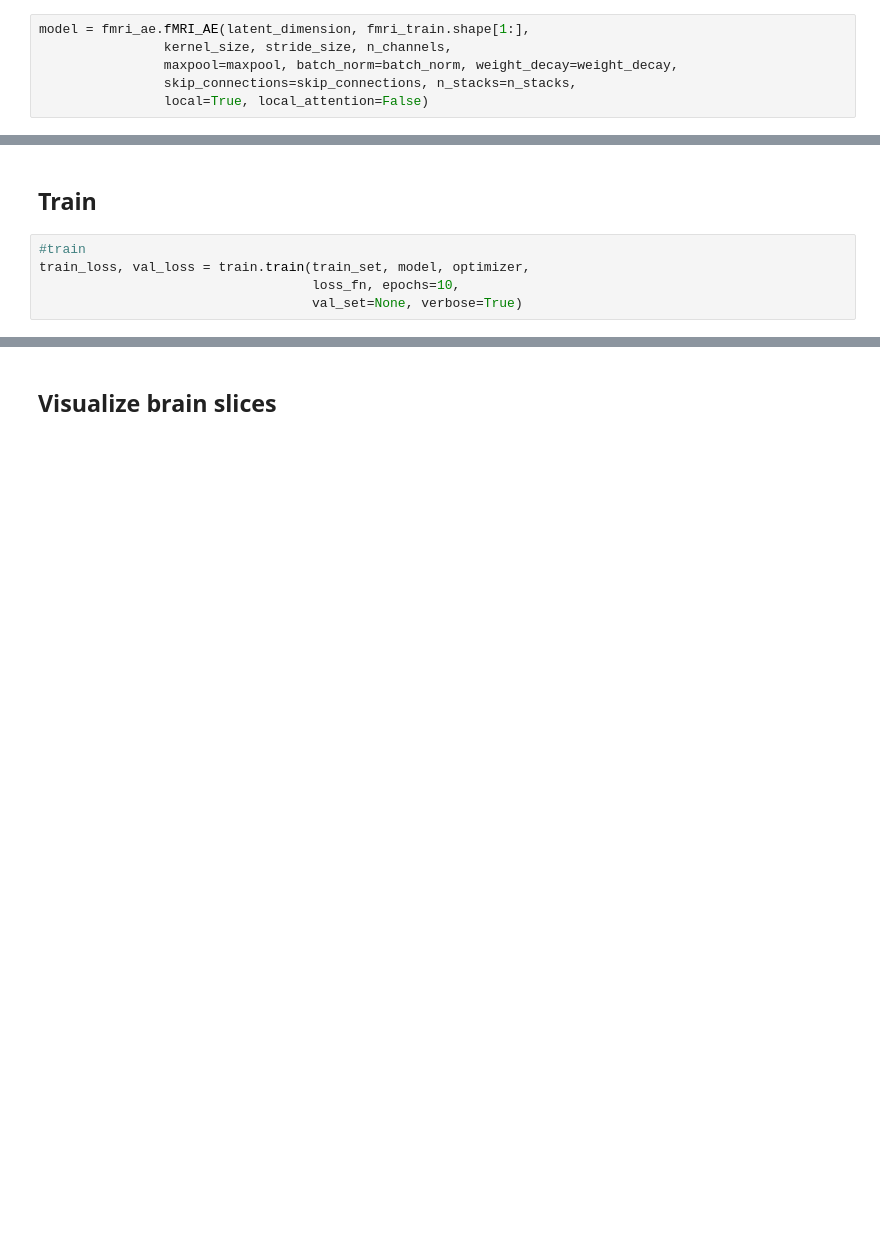
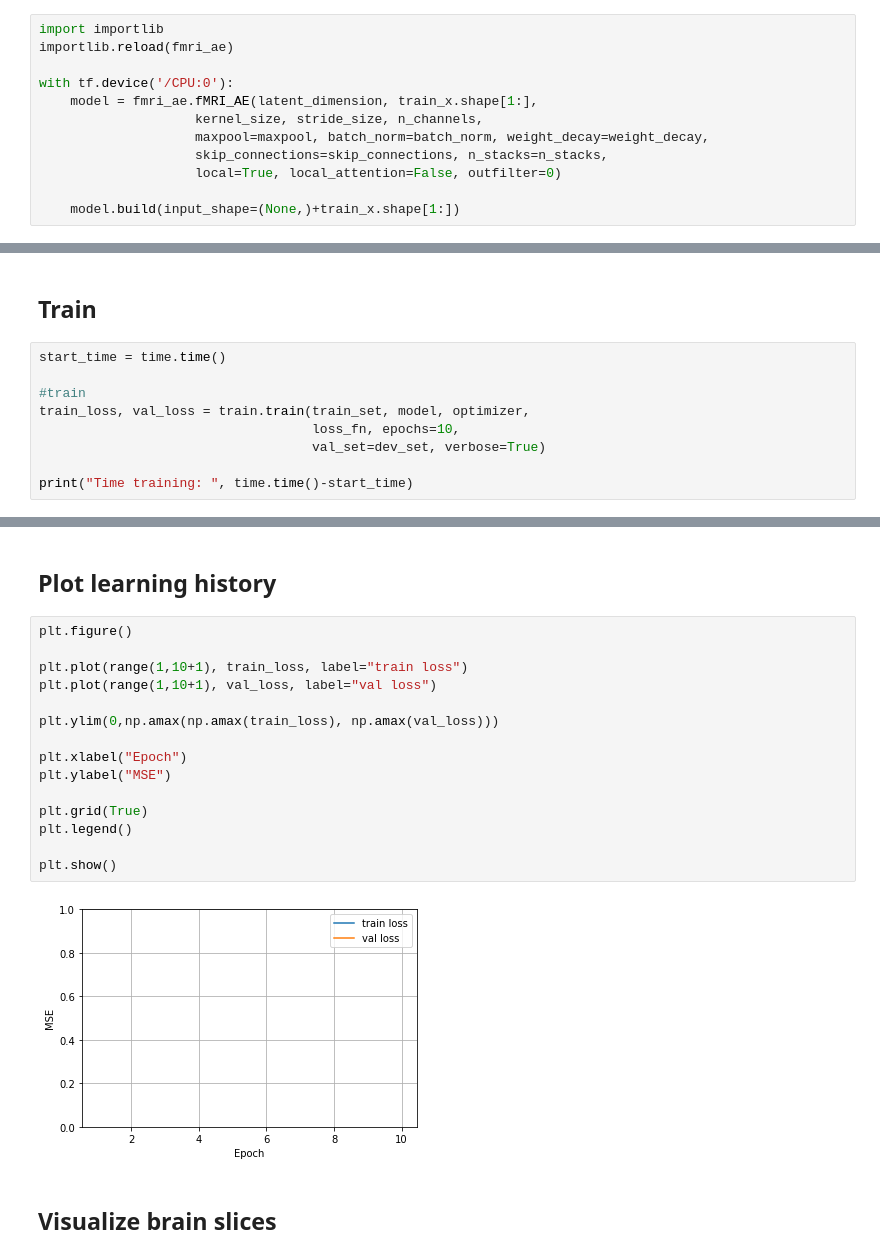
Before and after one commit to DCalhas/eeg_to_fmri, a Jupyter notebook: src/notebooks/fmri_ae_tests.ipynb, the cells around one changed output, grey strips where cells are left out. Drawn from its saved outputs; the diff is of its cells as text; blank space fills up the shorter version.

Commit message:
time commit

```diff
--- a/src/notebooks/fmri_ae_tests.ipynb
+++ b/src/notebooks/fmri_ae_tests.ipynb
@@ -66,8 +80,14 @@ train_set = tf.data.Dataset.from_tensor_slices((fmri_train, fmri_train)).batch(b
 # %% [markdown]
 ## Build model
 # %%
-model = fmri_ae.fMRI_AE(latent_dimension, fmri_train.shape[1:],
-                kernel_size, stride_size, n_channels,
-                maxpool=maxpool, batch_norm=batch_norm, weight_decay=weight_decay,
-                skip_connections=skip_connections, n_stacks=n_stacks,
-                local=True, local_attention=False)
+import importlib
+importlib.reload(fmri_ae)
+
+with tf.device('/CPU:0'):
+    model = fmri_ae.fMRI_AE(latent_dimension, train_x.shape[1:],
+                    kernel_size, stride_size, n_channels,
+                    maxpool=maxpool, batch_norm=batch_norm, weight_decay=weight_decay,
+                    skip_connections=skip_connections, n_stacks=n_stacks,
+                    local=True, local_attention=False, outfilter=0)
+
+    model.build(input_shape=(None,)+train_x.shape[1:])
@@ -74,8 +132,12 @@ model = fmri_ae.fMRI_AE(latent_dimension, fmri_train.shape[1:],
 # %% [markdown]
 ## Train
 # %%
+start_time = time.time()
+
 #train
 train_loss, val_loss = train.train(train_set, model, optimizer,
                                    loss_fn, epochs=10,
-                                   val_set=None, verbose=True)
+                                   val_set=dev_set, verbose=True)
+
+print("Time training: ", time.time()-start_time)
 # %% [output]
@@ -83,3 +155,22 @@ AttributeError: 'NoneType' object has no attribute 'repeat'
+# %% [markdown]
+## Plot learning history
+# %%
+plt.figure()
+
+plt.plot(range(1,10+1), train_loss, label="train loss")
+plt.plot(range(1,10+1), val_loss, label="val loss")
+
+plt.ylim(0,np.amax(np.amax(train_loss), np.amax(val_loss)))
+
+plt.xlabel("Epoch")
+plt.ylabel("MSE")
+
+plt.grid(True)
+plt.legend()
+
+plt.show()
+# %% [output]
+[figure, added]
 # %% [markdown]
 ## Visualize brain slices
 # %%
```
Also changed, not shown: parts of 14 cells of this notebook, 5 other files.
